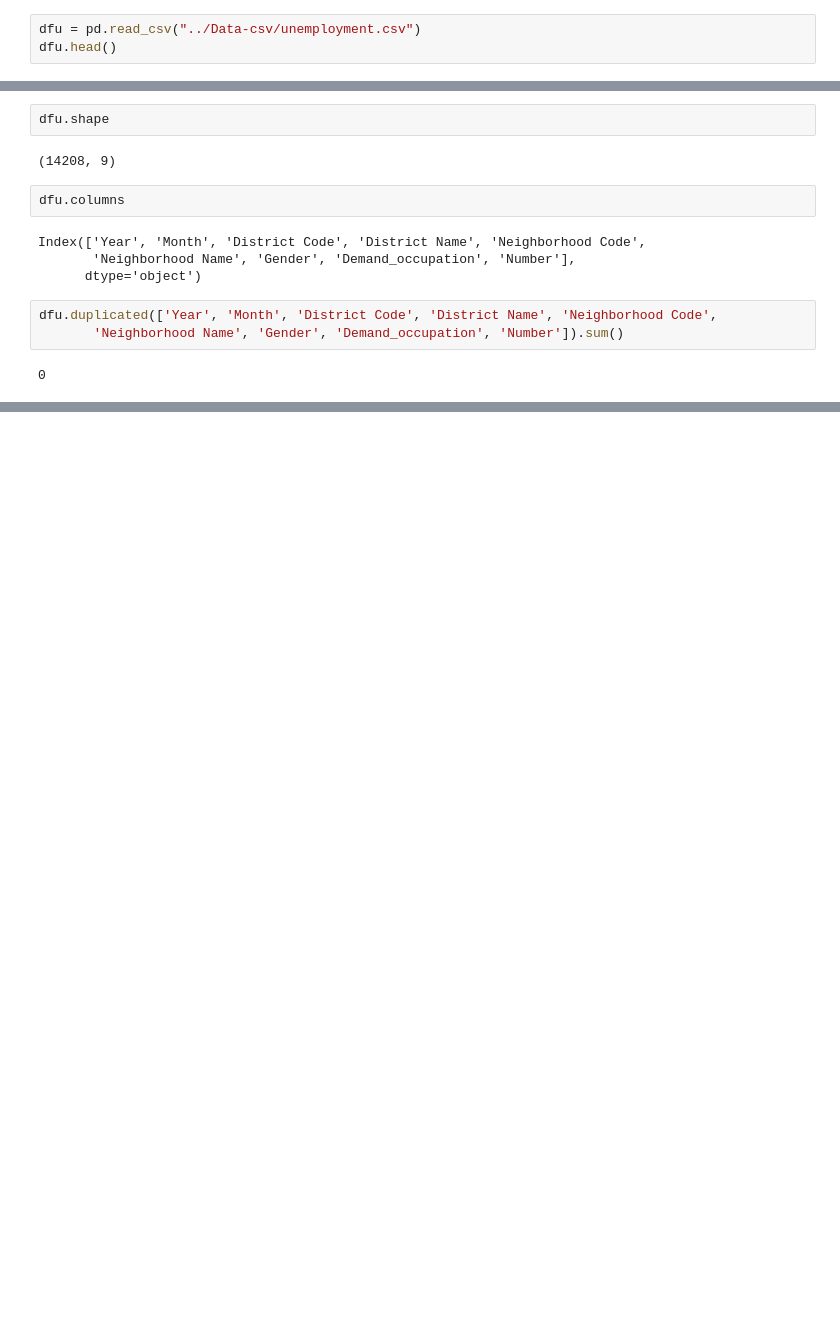
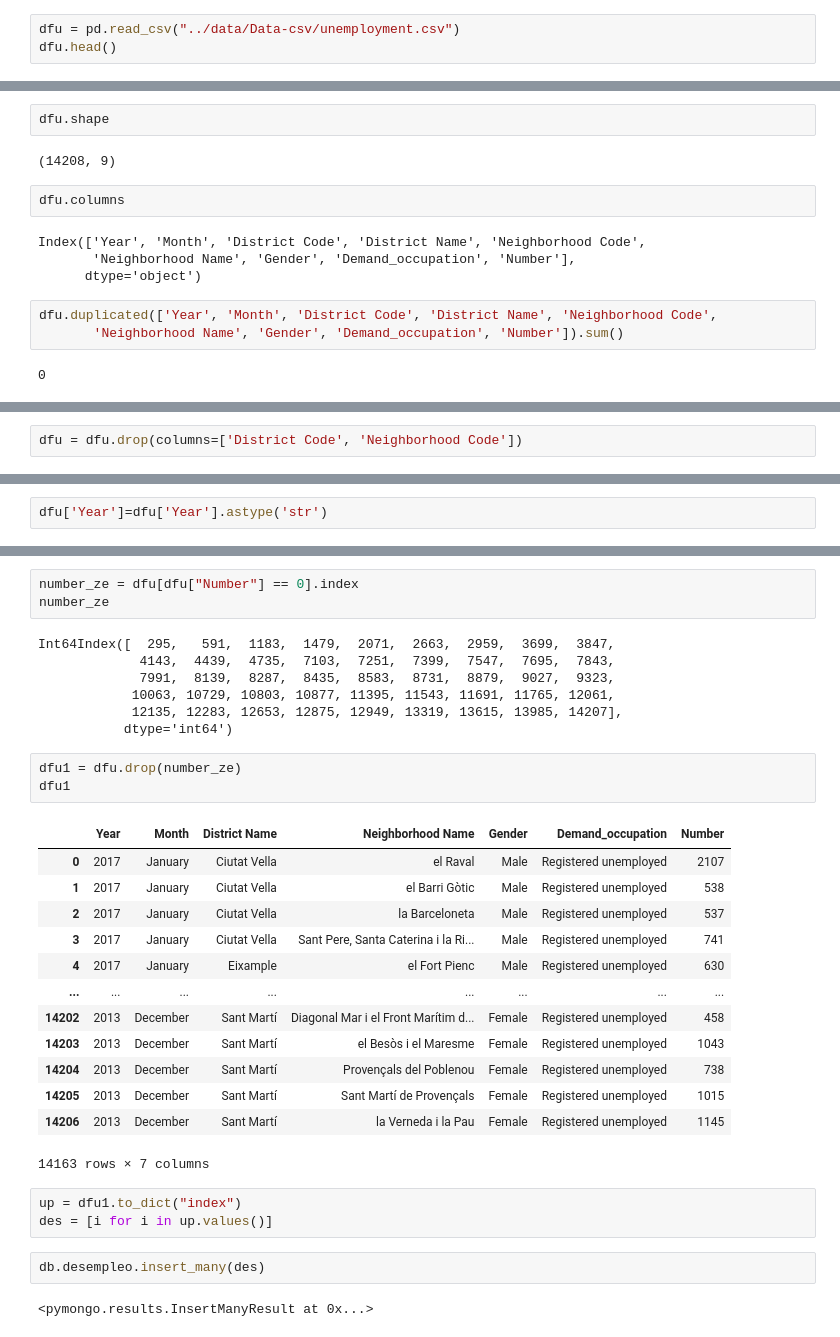
Before and after one commit to VictorBlay/UnemploymentBCN, a Jupyter notebook: data/Data_cleaning.ipynb, the cells around one changed output, grey strips where cells are left out. Drawn from its saved outputs; the diff is of its cells as text; blank space fills up the shorter version.

```diff
--- a/data/Data_cleaning.ipynb
+++ b/data/Data_cleaning.ipynb
@@ -154,7 +174,7 @@ db.poblacion.insert_many(pob)
 # %% [markdown]
 ### Desempleo
 # %%
-dfu = pd.read_csv("../Data-csv/unemployment.csv")
+dfu = pd.read_csv("../data/Data-csv/unemployment.csv")
 dfu.head()
 # %% [output]
 |  | Year | Month | District Code | District Name | Neighborhood Code | Neighborhood Name | Gender | ... |
@@ -194,3 +216,5 @@ dtype: int64
+# %%
+dfu = dfu.drop(columns=['District Code', 'Neighborhood Code'])
 # %%
 dfu.info()
 # %% [output]
@@ -212,0 +235,2 @@ memory usage: 999.1+ KB
+# %%
+dfu['Year']=dfu['Year'].astype('str')
@@ -212,0 +252,34 @@ memory usage: 999.1+ KB
+# %%
+number_ze = dfu[dfu["Number"] == 0].index
+number_ze
+# %% [output]
+Int64Index([  295,   591,  1183,  1479,  2071,  2663,  2959,  3699,  3847,
+             4143,  4439,  4735,  7103,  7251,  7399,  7547,  7695,  7843,
+             7991,  8139,  8287,  8435,  8583,  8731,  8879,  9027,  9323,
+            10063, 10729, 10803, 10877, 11395, 11543, 11691, 11765, 12061,
+            12135, 12283, 12653, 12875, 12949, 13319, 13615, 13985, 14207],
+           dtype='int64')
+# %%
+dfu1 = dfu.drop(number_ze)
+dfu1
+# %% [output]
+|  | Year | Month | District Name | Neighborhood Name | Gender | Demand_occupation | Number |
+| 0 | 2017 | January | Ciutat Vella | el Raval | Male | Registered unemployed | 2107 |
+| 1 | 2017 | January | Ciutat Vella | el Barri Gòtic | Male | Registered unemployed | 538 |
+| 2 | 2017 | January | Ciutat Vella | la Barceloneta | Male | Registered unemployed | 537 |
+| 3 | 2017 | January | Ciutat Vella | Sant Pere, Santa Caterina i la Ri... | Male | Registered unemployed | 741 |
+| 4 | 2017 | January | Eixample | el Fort Pienc | Male | Registered unemployed | 630 |
+| ... | ... | ... | ... | ... | ... | ... | ... |
+| 14202 | 2013 | December | Sant Martí | Diagonal Mar i el Front Marítim d... | Female | Registered unemployed | 458 |
+| 14203 | 2013 | December | Sant Martí | el Besòs i el Maresme | Female | Registered unemployed | 1043 |
+| 14204 | 2013 | December | Sant Martí | Provençals del Poblenou | Female | Registered unemployed | 738 |
+| 14205 | 2013 | December | Sant Martí | Sant Martí de Provençals | Female | Registered unemployed | 1015 |
+| 14206 | 2013 | December | Sant Martí | la Verneda i la Pau | Female | Registered unemployed | 1145 |
+14163 rows × 7 columns
+# %%
+up = dfu1.to_dict("index")
+des = [i for i in up.values()]
+# %%
+db.desempleo.insert_many(des)
+# %% [output]
+<pymongo.results.InsertManyResult at 0x...>
```
Also changed, not shown: parts of 20 cells of this notebook.
